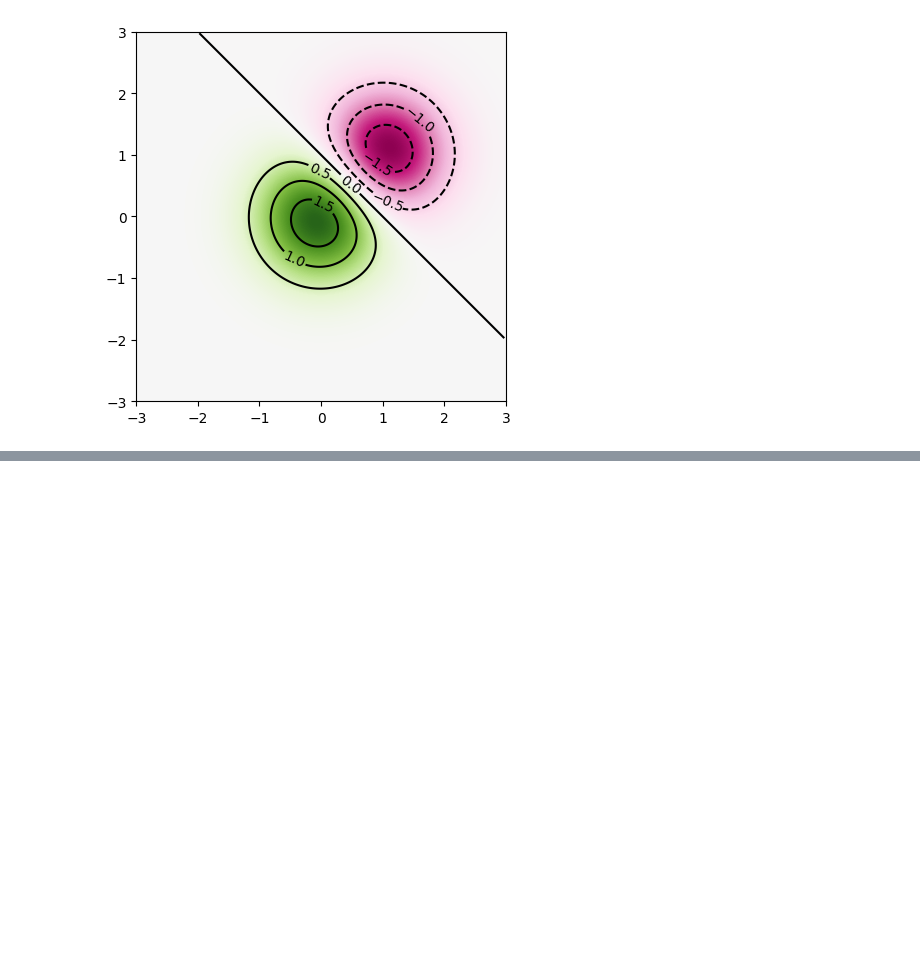
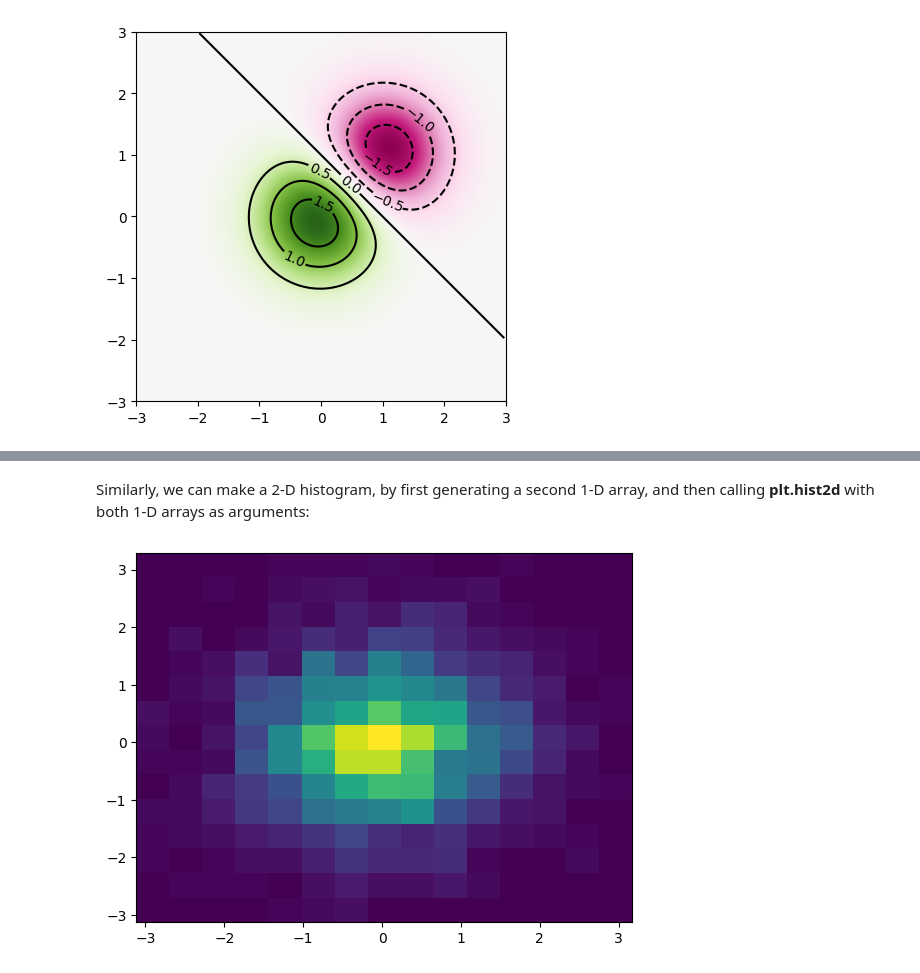
Before and after one commit to olabanjialadejana/data-science-guide, a Jupyter notebook: matplotlib.ipynb, the cells around one changed output, grey strips where cells are left out. Saved outputs shown, nothing was run; the diff lists cells and outputs as text; code cells hidden in the pictures; blank space fills up the shorter version.

```diff
--- a/matplotlib.ipynb
+++ b/matplotlib.ipynb
@@ -449,0 +476,8 @@ ax.clabel(c);
+# %% [markdown]
+Similarly, we can make a 2-D histogram, by first generating a second 1-D array, and then calling <b>plt.hist2d</b> with both 1-D arrays as arguments:
+# %%
+y = np.random.normal(size=npts)
+
+plt.hist2d(x, y, bins=nbins);
+# %% [output]
+[figure, added]
```
Also changed, not shown: parts of 59 cells of this notebook.
